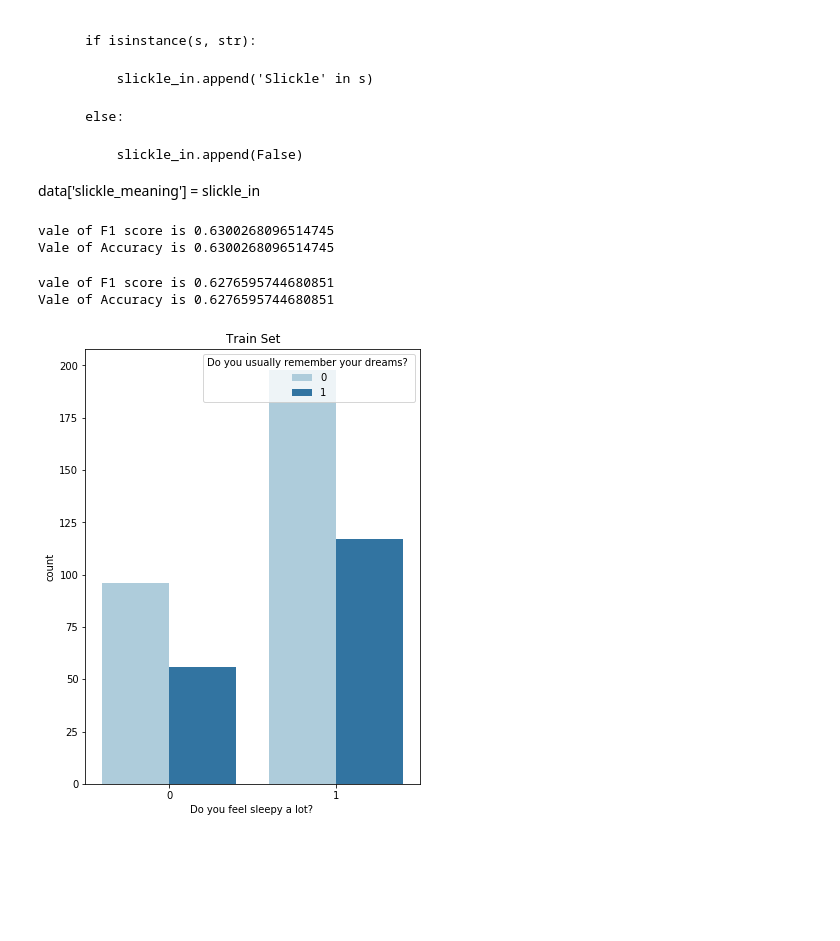
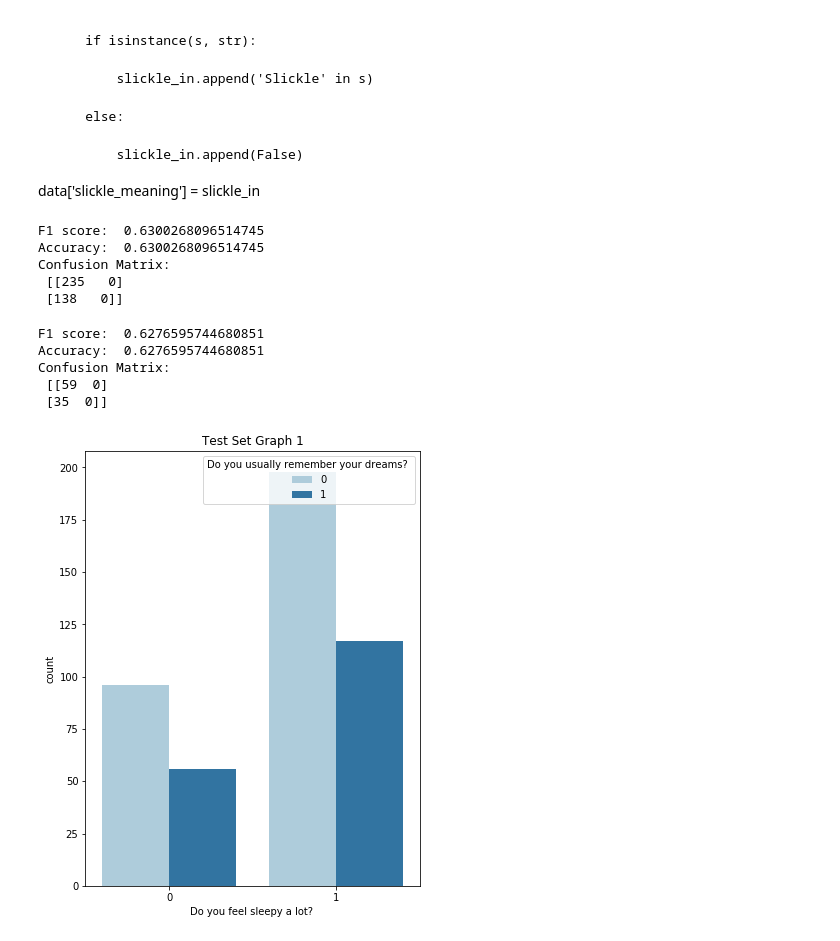
Before and after one commit to annie0sc/final-project-annie0sc, a Jupyter notebook: Chandolu_dreams.ipynb, the cells around one changed output. Saved outputs shown, nothing was run; the diff lists cells and outputs as text; code cells hidden in the pictures; blank space fills up the shorter version.

Commit message:
changed the names of the graphs.

```diff
--- a/Chandolu_dreams.ipynb
+++ b/Chandolu_dreams.ipynb
@@ -125,11 +125,15 @@ decision_tree.fit(x,y)
 y_pred = decision_tree.predict(x)
 matrix = confusion_matrix(y, y_pred)
 
-print('vale of F1 score is', f1_score(y,y_pred, average='micro'))
-print('Vale of Accuracy is', accuracy_score(y,y_pred))
+print('F1 score: ', f1_score(y,y_pred, average='micro'))
+print('Accuracy: ', accuracy_score(y,y_pred))
+print('Confusion Matrix: \n', matrix)
 # %% [output]
-vale of F1 score is 0.6300268096514745
-Vale of Accuracy is 0.6300268096514745
+F1 score:  0.6300268096514745
+Accuracy:  0.6300268096514745
+Confusion Matrix:
+ [[235   0]
+ [138   0]]
 # %%
 ### Testing set
 from sklearn.tree import DecisionTreeClassifier
@@ -145,23 +149,27 @@ decision_tree.fit(X,Y)
 y_pred = decision_tree.predict(X)
 matrix = confusion_matrix(Y, y_pred)
 
-print('vale of F1 score is', f1_score(Y,y_pred, average='micro'))
-print('Vale of Accuracy is', accuracy_score(Y,y_pred))
+print('F1 score: ', f1_score(Y,y_pred, average='micro'))
+print('Accuracy: ', accuracy_score(Y,y_pred))
+print('Confusion Matrix: \n', matrix)
 # %% [output]
-vale of F1 score is 0.6276595744680851
-Vale of Accuracy is 0.6276595744680851
+F1 score:  0.6276595744680851
+Accuracy:  0.6276595744680851
+Confusion Matrix:
+ [[59  0]
+ [35  0]]
 # %%
 import matplotlib.pyplot as plt
 import seaborn as sns
 
 plt.figure(figsize=(6,8))
 sns.set_palette("Paired")
 sns.countplot(x='Do you feel sleepy a lot? ', data = data_frame,hue = 'Do you usually remember your dreams? ')
-plt.title('Train Set')
+plt.title('Test Set Graph 1')
 #plt.show()
 plt.savefig('trainset.png')
 # %% [output]
-[figure, old version]
+[figure, new version]
 # %%
 import matplotlib.pyplot as plt
 import seaborn as sns
```
Also changed, not shown: parts of 1 cell of this notebook, 2 other files.
